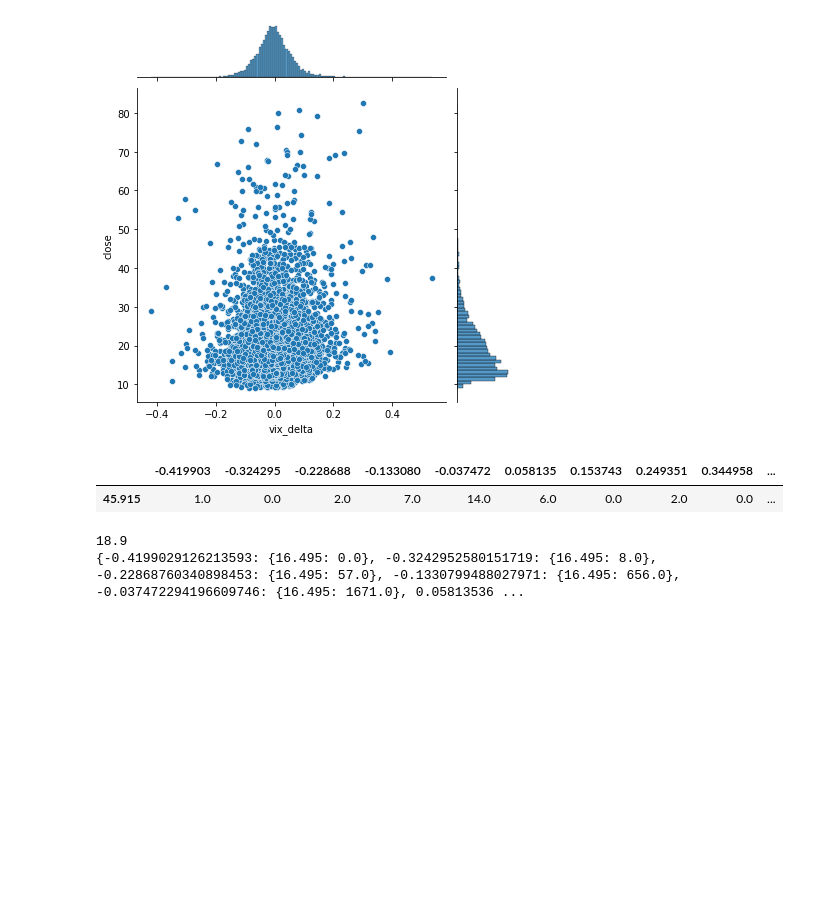
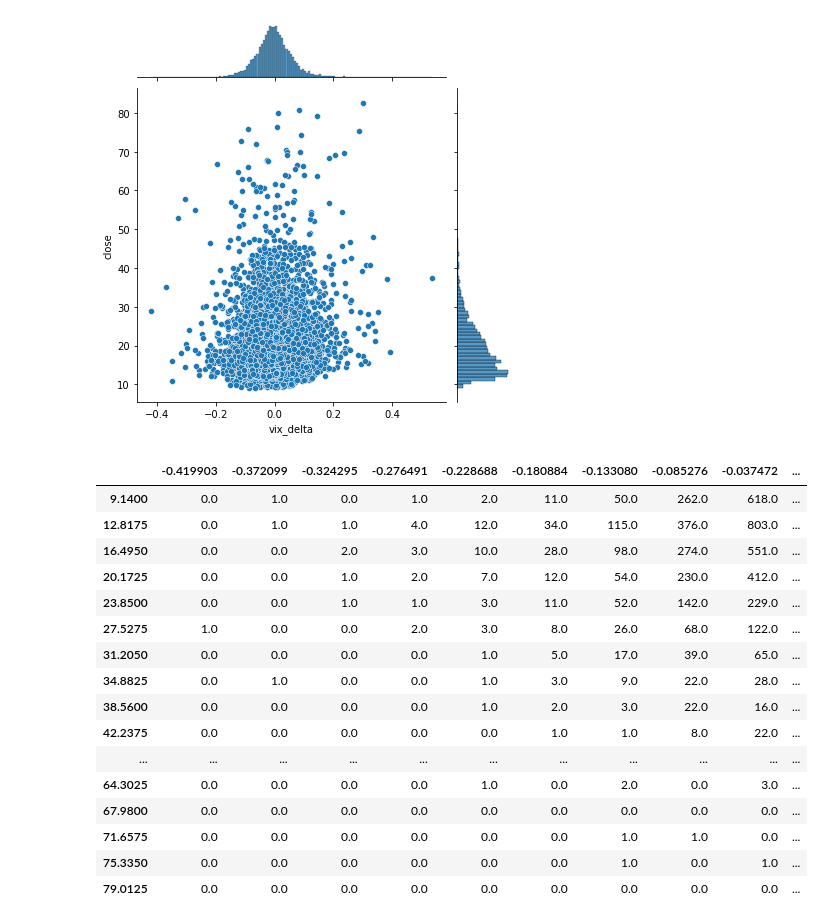
Before and after one commit to JoeHGeoghegan/VIX_Timing_The_Market, a Jupyter notebook: Notebooks/Laramie.ipynb, the cells around one changed output. Drawn from its saved outputs; the diff is of its cells as text; code cells hidden in the pictures; blank space fills up the shorter version.

```diff
--- a/Notebooks/Laramie.ipynb
+++ b/Notebooks/Laramie.ipynb
@@ -307,47 +285,37 @@ sns.jointplot(data=vix_df, x= 'vix_delta', y='close')
 # %%
 vix_df = vix_df.dropna()
 count, x_edge, y_edge, bin_num  = stats.binned_statistic_2d(x = vix_df['close'] ,
                                                             y = vix_df['vix_delta'],
                                                             values= vix_df['vix_delta'],
                                                             statistic= 'count',
-                                                            bins=10,
+                                                            bins=20,
                                                             expand_binnumbers= False
                                                             )
 
 index_x = x_edge[:-1]
+
 vix_prb_lookup = pd.DataFrame(data=count, index=index_x, columns=list(y_edge[:-1]))
 
 row_for_chain_link = pd.DataFrame(vix_prb_lookup.iloc[vix_prb_lookup.index == 45.915])
 
-row_for_chain_link.loc[:,row_for_chain_link.columns]
+max_in_row = row_for_chain_link.idxmax(axis=1).to_list()
+
+vix_prb_lookup
 # %% [output]
-|  | -0.419903 | -0.324295 | -0.228688 | -0.133080 | -0.037472 | 0.058135 | 0.153743 | 0.249351 | 0.344958 | ... |
-| 45.915 | 1.0 | 0.0 | 2.0 | 7.0 | 14.0 | 6.0 | 0.0 | 2.0 | 0.0 | ... |
+|  | -0.419903 | -0.372099 | -0.324295 | -0.276491 | -0.228688 | -0.180884 | -0.133080 | -0.085276 | -0.037472 | ... |
+| 9.1400 | 0.0 | 1.0 | 0.0 | 1.0 | 2.0 | 11.0 | 50.0 | 262.0 | 618.0 | ... |
+| 12.8175 | 0.0 | 1.0 | 1.0 | 4.0 | 12.0 | 34.0 | 115.0 | 376.0 | 803.0 | ... |
+| 16.4950 | 0.0 | 0.0 | 2.0 | 3.0 | 10.0 | 28.0 | 98.0 | 274.0 | 551.0 | ... |
+| 20.1725 | 0.0 | 0.0 | 1.0 | 2.0 | 7.0 | 12.0 | 54.0 | 230.0 | 412.0 | ... |
+| 23.8500 | 0.0 | 0.0 | 1.0 | 1.0 | 3.0 | 11.0 | 52.0 | 142.0 | 229.0 | ... |
+| 27.5275 | 1.0 | 0.0 | 0.0 | 2.0 | 3.0 | 8.0 | 26.0 | 68.0 | 122.0 | ... |
+| 31.2050 | 0.0 | 0.0 | 0.0 | 0.0 | 1.0 | 5.0 | 17.0 | 39.0 | 65.0 | ... |
+| 34.8825 | 0.0 | 1.0 | 0.0 | 0.0 | 1.0 | 3.0 | 9.0 | 22.0 | 28.0 | ... |
+| 38.5600 | 0.0 | 0.0 | 0.0 | 0.0 | 1.0 | 2.0 | 3.0 | 22.0 | 16.0 | ... |
+| 42.2375 | 0.0 | 0.0 | 0.0 | 0.0 | 0.0 | 1.0 | 1.0 | 8.0 | 22.0 | ... |
+| ... | ... | ... | ... | ... | ... | ... | ... | ... | ... | ... |
+| 64.3025 | 0.0 | 0.0 | 0.0 | 0.0 | 1.0 | 0.0 | 2.0 | 0.0 | 3.0 | ... |
+| 67.9800 | 0.0 | 0.0 | 0.0 | 0.0 | 0.0 | 0.0 | 0.0 | 0.0 | 0.0 | ... |
+| 71.6575 | 0.0 | 0.0 | 0.0 | 0.0 | 0.0 | 0.0 | 1.0 | 1.0 | 0.0 | ... |
+| 75.3350 | 0.0 | 0.0 | 0.0 | 0.0 | 0.0 | 0.0 | 1.0 | 0.0 | 1.0 | ... |
+| 79.0125 | 0.0 | 0.0 | 0.0 | 0.0 | 0.0 | 0.0 | 0.0 | 0.0 | 0.0 | ... |
-# %%
-def df_stat( _df, desc):
-    stats = _df.describe().to_dict()
-    return stats.get(desc)
-
-mu = df_stat(vix_df['vix_delta'],'mean')
-sigma = df_stat(vix_df['vix_delta'],'std')
-x_width = index_x[-1]-index_x[-2]
-propose = []
-trials = 1
-# Initialize values of the proposed array and the vix_chain
-if len(propose)==0 :
-    propose.append(mu)
-    vix_chain =vix_df['close'].tail(-1).astype(float).to_list()
-# vix_chain of chain
-print(vix_chain[-1])
-for n in range(trials):
-    for state in index_x:
-        if vix_chain[-1] < state + x_width:
-            val = vix_prb_lookup.iloc[vix_prb_lookup.index == state].to_dict()
-            print(val)
-            break
-# propose.append(round(float(np.random.normal(mu,sigma,1)),4))
-# print(f'move from {vix_chain[-1]} ----> {round(vix_chain[-1]+(vix_chain[-1]*propose[-1]),2)},\
-# a {round(propose[-1]*100,2)}% change?')
-# %% [output]
-18.9
-{-0.4199029126213593: {16.495: 0.0}, -0.3242952580151719: {16.495: 8.0}, -0.22868760340898453: {16.495: 57.0}, -0.1330799488027971: {16.495: 656.0}, -0.037472294196609746: {16.495: 1671.0}, 0.05813536 ...
```
Also changed, not shown: parts of 13 cells of this notebook, 1 other file.
